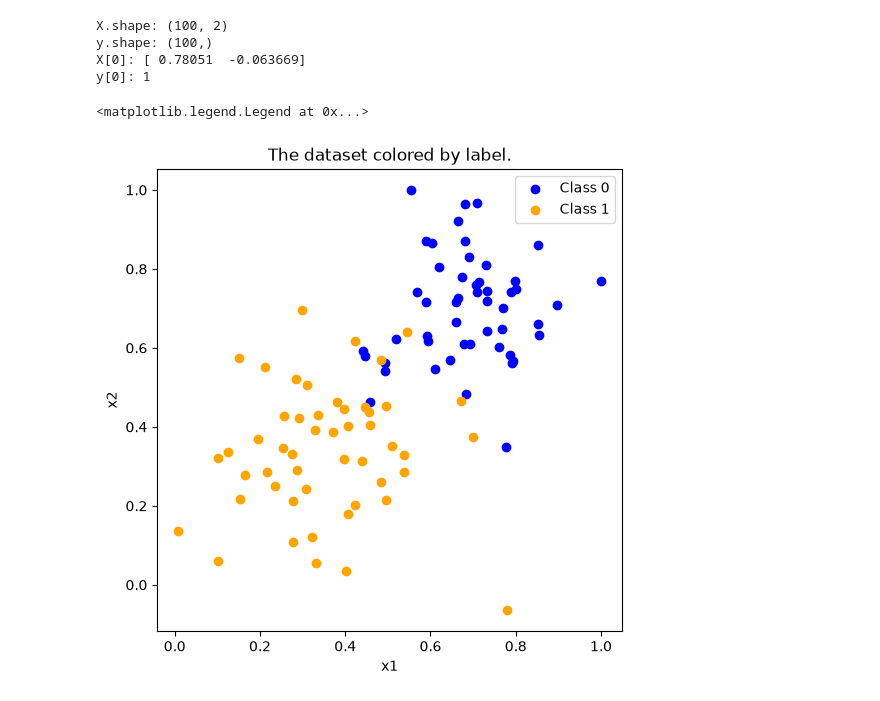
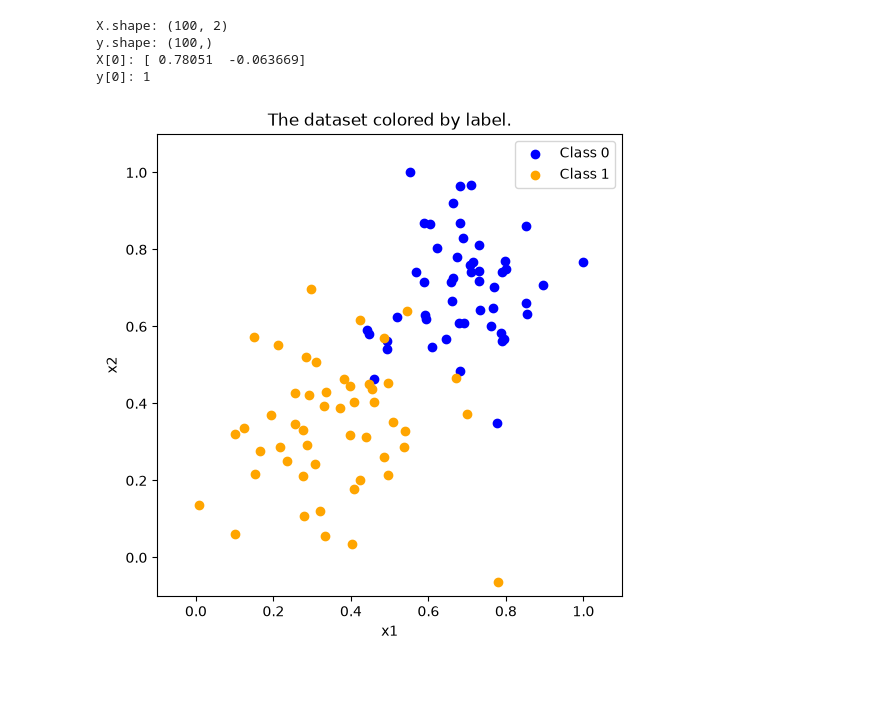
Before and after one commit to Jordanbailey-csci/Perceptron, a Jupyter notebook: Assignment_6/perceptron.ipynb, the cells around one changed output. Saved outputs shown, nothing was run; the diff lists cells and outputs as text; code cells hidden in the pictures.

```diff
--- a/Assignment_6/perceptron.ipynb
+++ b/Assignment_6/perceptron.ipynb
@@ -65,32 +65,37 @@ y[0]: 1
 fig, ax = plt.subplots(figsize=(6,6))
 
 # label 0
 mask0 = (y == 0)
 
 # label 1
 mask1 = (y == 1)
 
 # Scatter for label 0 points
 ax.scatter(
     X[mask0,0],
     X[mask0,1],
     color='blue',
     label='Class 0',
 )
 
 # Scatter for label 1 points
 ax.scatter(
     X[mask1,0],
     X[mask1,1],
     color='orange',
     label='Class 1',
 )
 
 # Axes lables, title, legend
 ax.set_xlabel("x1")
 ax.set_ylabel("x2")
 ax.set_title("The dataset colored by label.")
 ax.legend()
+
+# Axes limits
+ax.set_xlim(-0.1, 1.1)
+ax.set_ylim(-0.1, 1.1)
+
+plt.show()
 # %% [output]
-<matplotlib.legend.Legend at 0x...>
-[figure, old version]
+[figure, new version]
```
Also changed, not shown: parts of 1 cell of this notebook, 1 other file.
